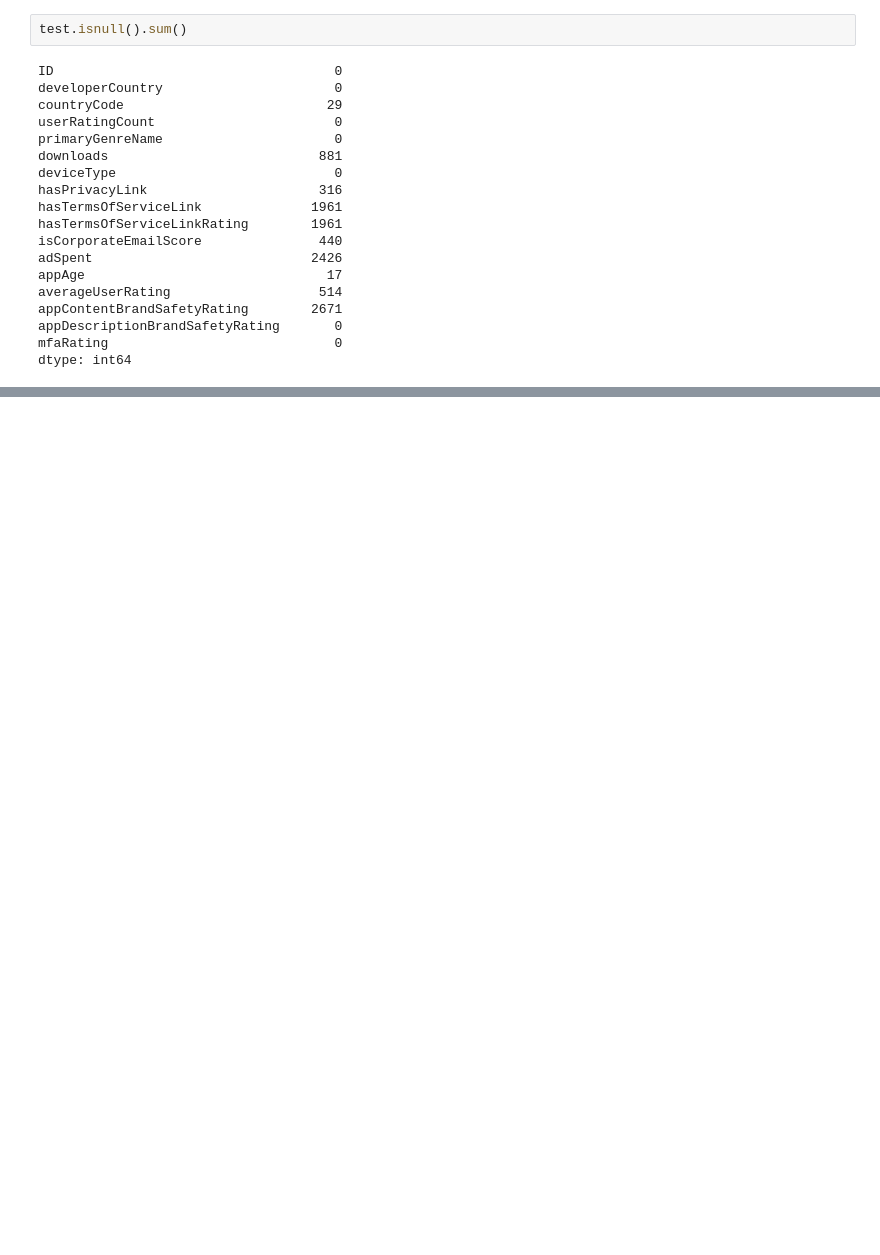
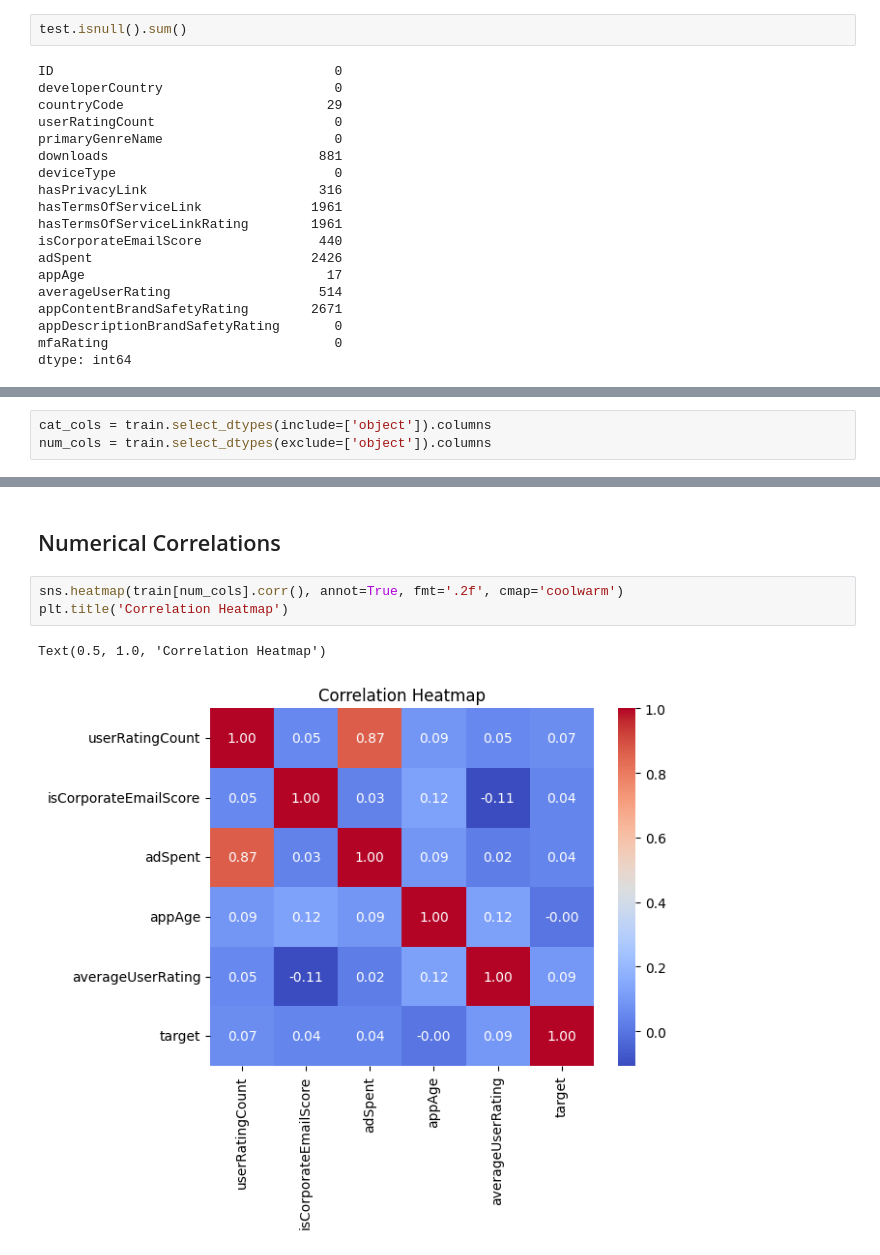
Before and after one commit to kirisame-ame/findit, a Jupyter notebook: main.ipynb, the cells around one changed output, grey strips where cells are left out. Cells and saved outputs as stored; diff of their text form; blank space fills up the shorter version.

```diff
--- a/main.ipynb
+++ b/main.ipynb
@@ -102,0 +140,3 @@ dtype: int64
+# %%
+cat_cols = train.select_dtypes(include=['object']).columns
+num_cols = train.select_dtypes(exclude=['object']).columns
@@ -102,0 +169,8 @@ dtype: int64
+# %% [markdown]
+## Numerical Correlations
+# %%
+sns.heatmap(train[num_cols].corr(), annot=True, fmt='.2f', cmap='coolwarm')
+plt.title('Correlation Heatmap')
+# %% [output]
+Text(0.5, 1.0, 'Correlation Heatmap')
+[figure, added]
```
Also changed, not shown: parts of 41 cells of this notebook, 1 other file.
